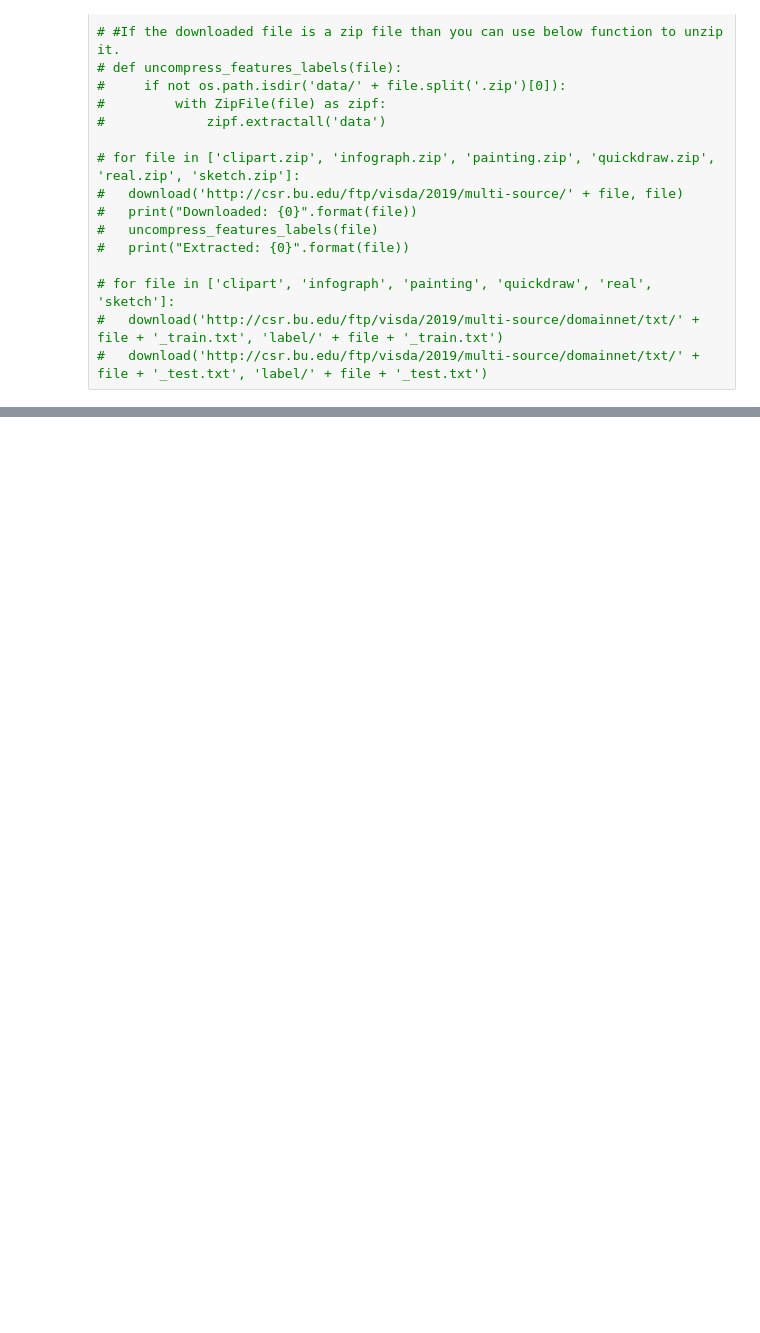
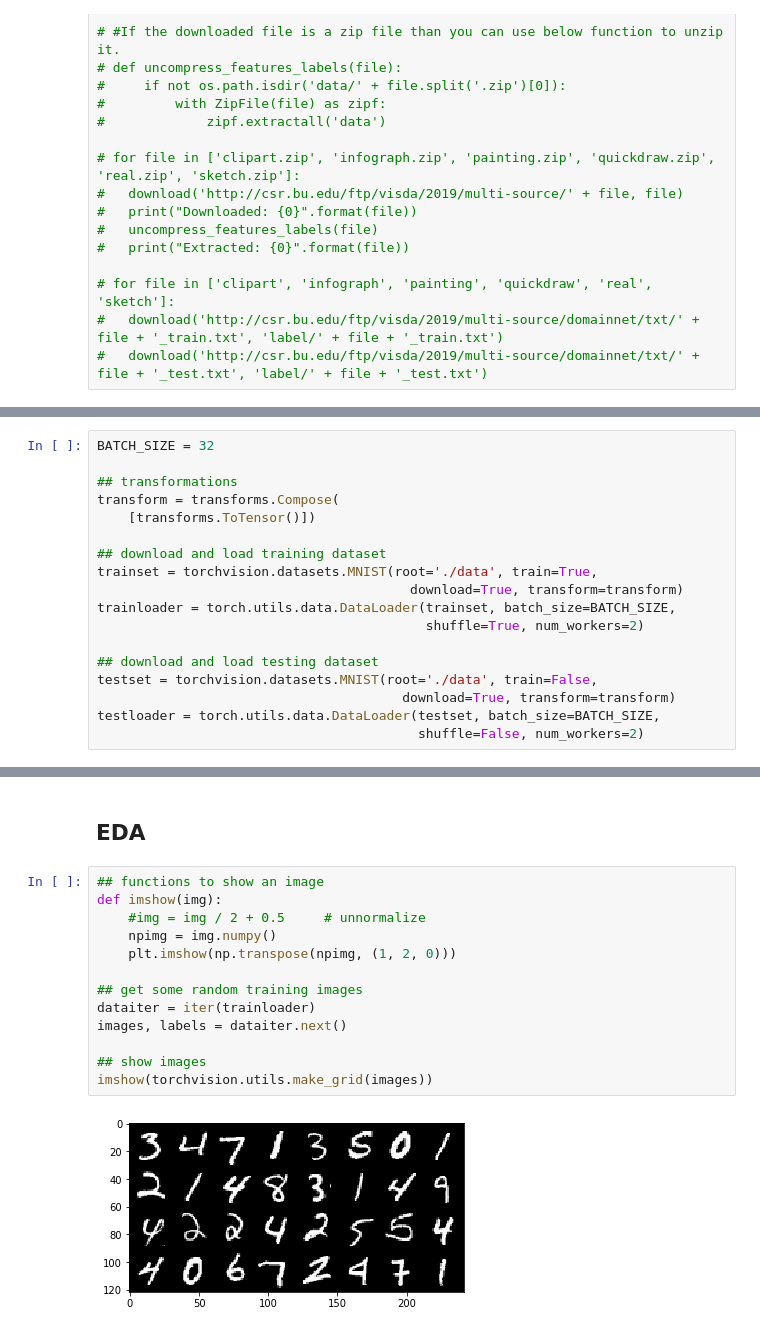
Before and after one commit to david-siqi-liu/cs684-final-project, a Jupyter notebook: cs684_project.ipynb, the cells around one changed output, grey strips where cells are left out. Drawn from its saved outputs; the diff is of its cells as text; blank space fills up the shorter version.

```diff
--- a/cs684_project.ipynb
+++ b/cs684_project.ipynb
@@ -28,0 +70,18 @@
+# %%
+BATCH_SIZE = 32
+
+## transformations
+transform = transforms.Compose(
+    [transforms.ToTensor()])
+
+## download and load training dataset
+trainset = torchvision.datasets.MNIST(root='./data', train=True,
+                                        download=True, transform=transform)
+trainloader = torch.utils.data.DataLoader(trainset, batch_size=BATCH_SIZE,
+                                          shuffle=True, num_workers=2)
+
+## download and load testing dataset
+testset = torchvision.datasets.MNIST(root='./data', train=False,
+                                       download=True, transform=transform)
+testloader = torch.utils.data.DataLoader(testset, batch_size=BATCH_SIZE,
+                                         shuffle=False, num_workers=2)
@@ -28,0 +99,17 @@
+# %% [markdown]
+## EDA
+# %%
+## functions to show an image
+def imshow(img):
+    #img = img / 2 + 0.5     # unnormalize
+    npimg = img.numpy()
+    plt.imshow(np.transpose(npimg, (1, 2, 0)))
+
+## get some random training images
+dataiter = iter(trainloader)
+images, labels = dataiter.next()
+
+## show images
+imshow(torchvision.utils.make_grid(images))
+# %% [output]
+[figure, added]
```
Also changed, not shown: parts of 18 cells of this notebook.
